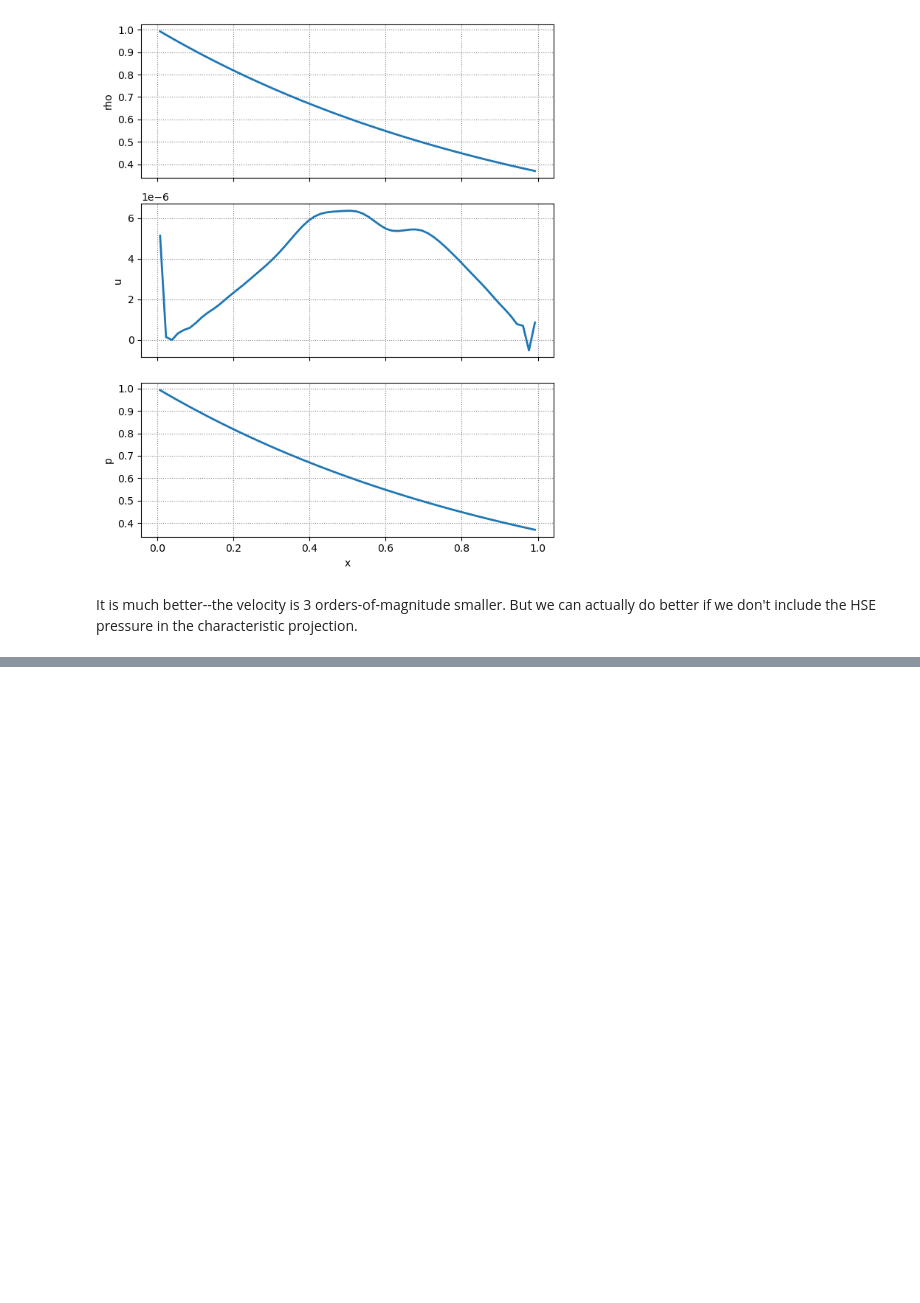
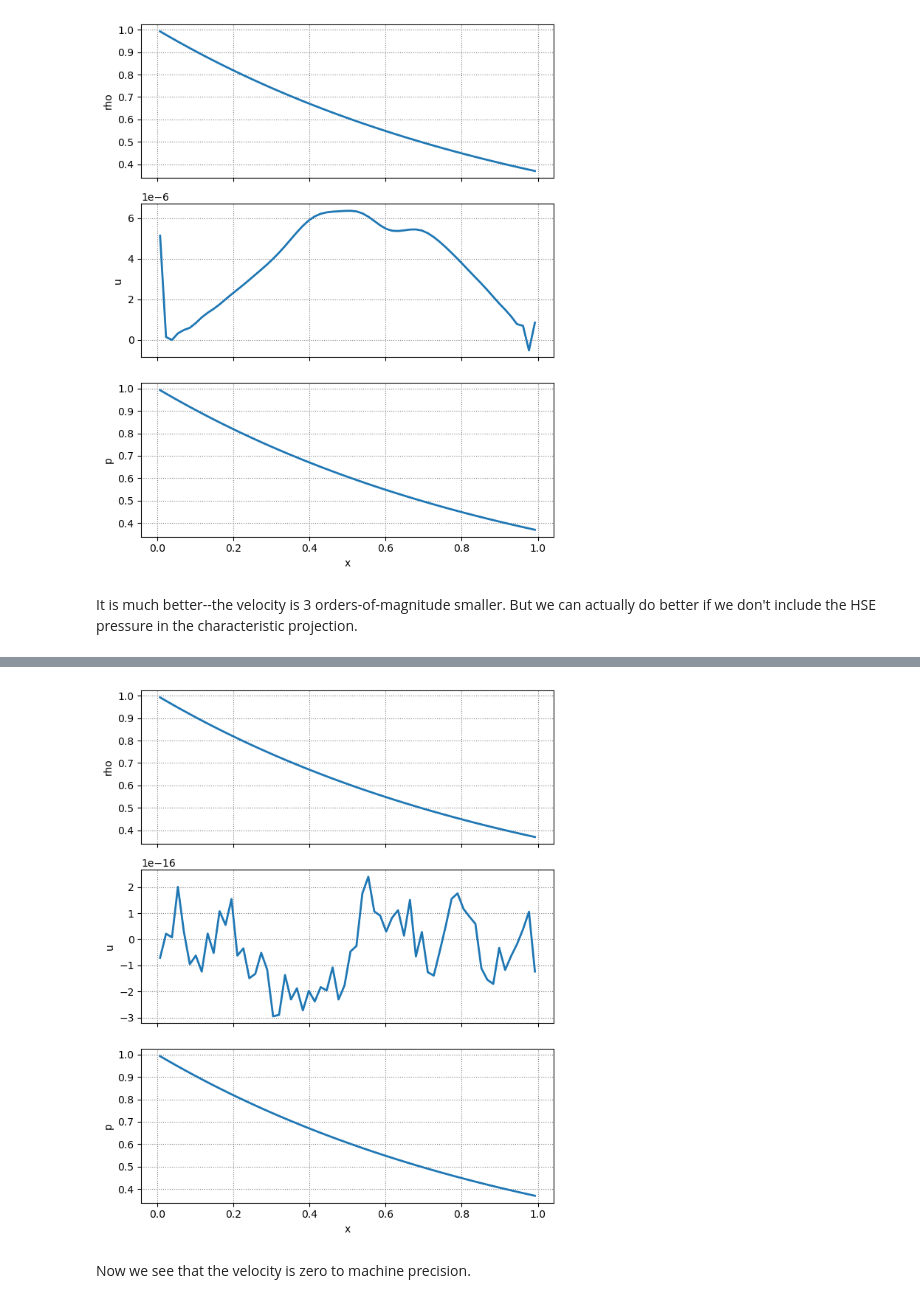
Before and after one commit to python-hydro/ppmpy, a Jupyter notebook: docs/hse-reconstruction.ipynb, the cells around one changed output, grey strips where cells are left out. Saved outputs shown, nothing was run; the diff lists cells and outputs as text; code cells hidden in the pictures; blank space fills up the shorter version.

```diff
--- a/docs/hse-reconstruction.ipynb
+++ b/docs/hse-reconstruction.ipynb
@@ -186,0 +211,12 @@ if we don't include the HSE pressure in the characteristic projection.
+# %%
+nx = 64
+e = Euler(nx, 0.5, init_cond=hse,
+          grav_func=constant_gravity,
+          use_hse_reconstruction=True, hse_as_perturbation=True,
+          bc_left_type="reflect", bc_right_type="reflect", params=params)
+e.evolve(0.5, verbose=False)
+fig = e.plot_prim()
+# %% [output]
+[figure, added]
+# %% [markdown]
+Now we see that the velocity is zero to machine precision.
```
Also changed, not shown: parts of 7 cells of this notebook, 2 other files.
